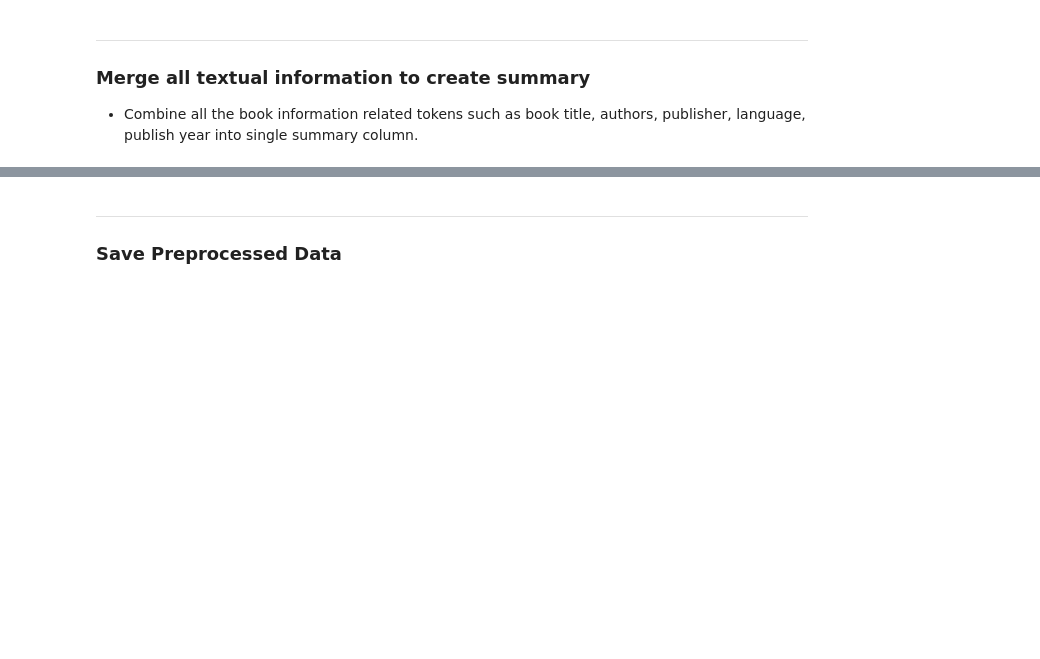
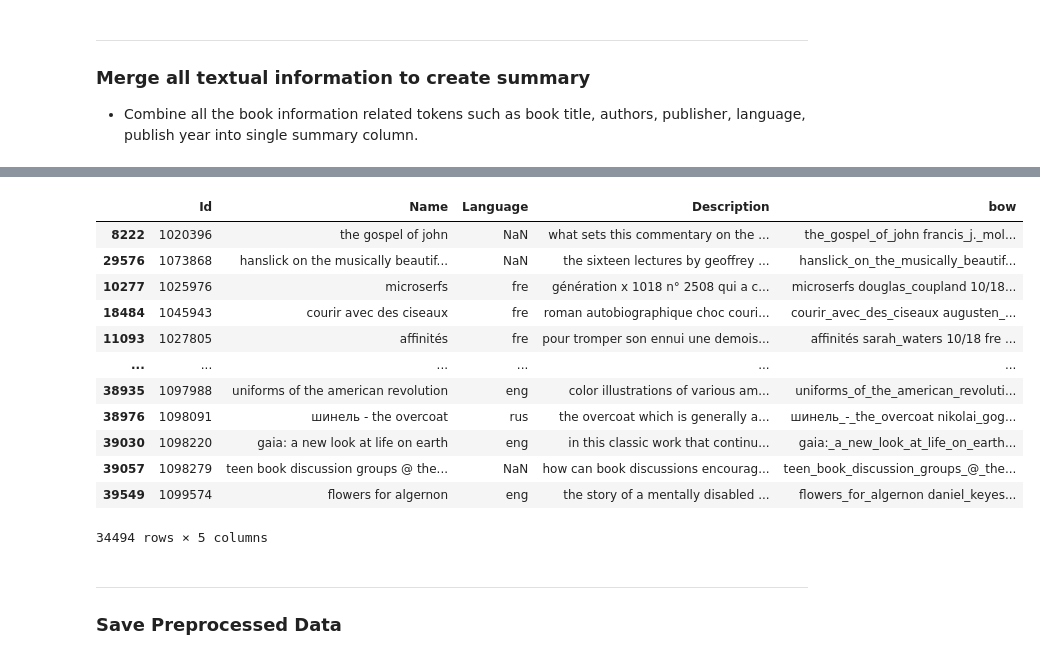
Before and after one commit to AmoliR/nlp-for-book-recommendation, a Jupyter notebook: eda.ipynb, the cells around one changed output, grey strips where cells are left out. Cells and saved outputs as stored; diff of their text form; code cells hidden in the pictures; blank space fills up the shorter version.

```diff
--- a/eda.ipynb
+++ b/eda.ipynb
@@ -450,4 +449,4 @@ eda_data.head()
 # %%
 eda_data["PublishYear"] = eda_data["PublishYear"].astype(str)
 eda_data["bow"] = eda_data[['Title', "BookSeriesInfo", 'Authors', 'Publisher', 'Language', 'PublishYear']].fillna('').agg(' '.join, axis=1)
-eda_data.drop(['Title', "BookSeriesInfo", 'Authors', 'Publisher', 'Language', 'PublishYear'], axis = 1)
+eda_data.drop(['Title', "ISBN", "BookSeriesInfo", 'Authors', 'Publisher', 'PublishYear'], axis = 1, inplace=True)
@@ -472,3 +457,19 @@ eda_data.bow.iloc[8375]
+# %%
+eda_data
+# %% [output]
+|  | Id | Name | Language | Description | bow |
+| 8222 | 1020396 | the gospel of john | NaN | what sets this commentary on the ... | the_gospel_of_john francis_j._mol... |
+| 29576 | 1073868 | hanslick on the musically beautif... | NaN | the sixteen lectures by geoffrey ... | hanslick_on_the_musically_beautif... |
+| 10277 | 1025976 | microserfs | fre | génération x 1018 n° 2508 qui a c... | microserfs douglas_coupland 10/18... |
+| 18484 | 1045943 | courir avec des ciseaux | fre | roman autobiographique choc couri... | courir_avec_des_ciseaux augusten_... |
+| 11093 | 1027805 | affinités | fre | pour tromper son ennui une demois... | affinités sarah_waters 10/18 fre ... |
+| ... | ... | ... | ... | ... | ... |
+| 38935 | 1097988 | uniforms of the american revolution | eng | color illustrations of various am... | uniforms_of_the_american_revoluti... |
+| 38976 | 1098091 | шинель - the overcoat | rus | the overcoat which is generally a... | шинель_-_the_overcoat nikolai_gog... |
+| 39030 | 1098220 | gaia: a new look at life on earth | eng | in this classic work that continu... | gaia:_a_new_look_at_life_on_earth... |
+| 39057 | 1098279 | teen book discussion groups @ the... | NaN | how can book discussions encourag... | teen_book_discussion_groups_@_the... |
+| 39549 | 1099574 | flowers for algernon | eng | the story of a mentally disabled ... | flowers_for_algernon daniel_keyes... |
+34494 rows × 5 columns
 # %% [markdown]
 ---
 ### Save Preprocessed Data
```
Also changed, not shown: parts of 13 cells of this notebook.
